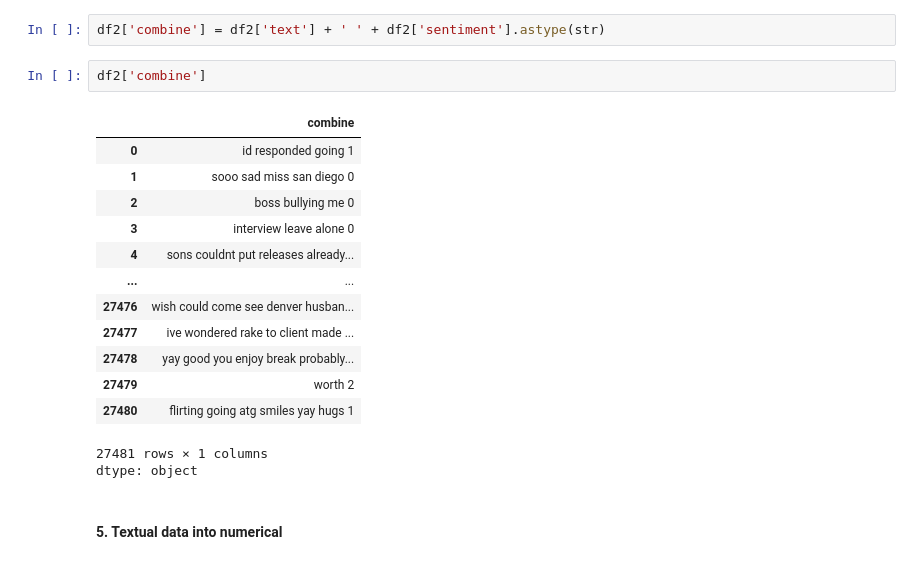
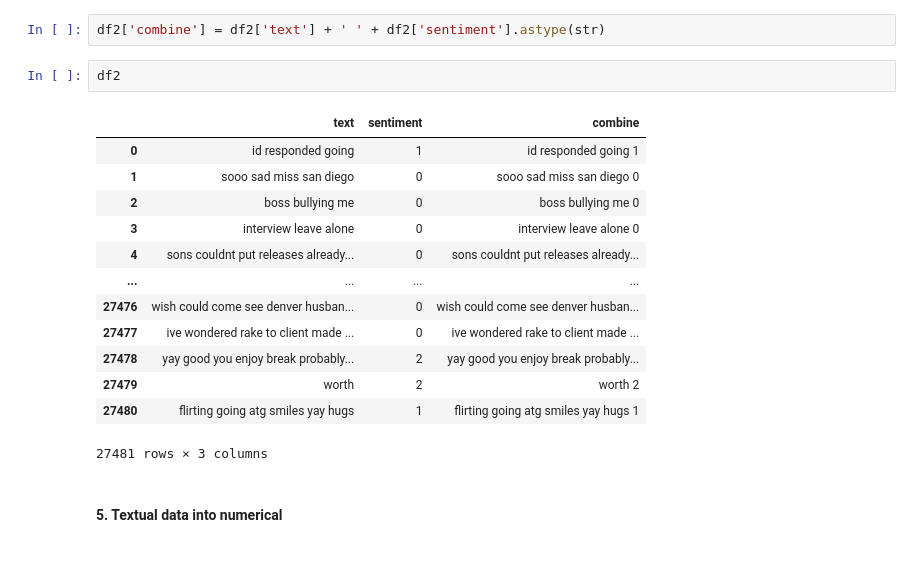
Before and after one commit to varuncode01/P_Sentiment_Analysis, a Jupyter notebook: P_Project2.ipynb, the cells around one changed output. Drawn from its saved outputs; the diff is of its cells as text.

```diff
--- a/P_Project2.ipynb
+++ b/P_Project2.ipynb
@@ -339,22 +329,21 @@ df2['text'] = df2['text'].astype(str)
 # %%
 df2['combine'] = df2['text'] + ' ' + df2['sentiment'].astype(str)
 # %%
-df2['combine']
+df2
 # %% [output]
-|  | combine |
-| 0 | id responded going 1 |
-| 1 | sooo sad miss san diego 0 |
-| 2 | boss bullying me 0 |
-| 3 | interview leave alone 0 |
-| 4 | sons couldnt put releases already... |
-| ... | ... |
-| 27476 | wish could come see denver husban... |
-| 27477 | ive wondered rake to client made ... |
-| 27478 | yay good you enjoy break probably... |
-| 27479 | worth 2 |
-| 27480 | flirting going atg smiles yay hugs 1 |
+|  | text | sentiment | combine |
+| 0 | id responded going | 1 | id responded going 1 |
+| 1 | sooo sad miss san diego | 0 | sooo sad miss san diego 0 |
+| 2 | boss bullying me | 0 | boss bullying me 0 |
+| 3 | interview leave alone | 0 | interview leave alone 0 |
+| 4 | sons couldnt put releases already... | 0 | sons couldnt put releases already... |
+| ... | ... | ... | ... |
+| 27476 | wish could come see denver husban... | 0 | wish could come see denver husban... |
+| 27477 | ive wondered rake to client made ... | 0 | ive wondered rake to client made ... |
+| 27478 | yay good you enjoy break probably... | 2 | yay good you enjoy break probably... |
+| 27479 | worth | 2 | worth 2 |
+| 27480 | flirting going atg smiles yay hugs | 1 | flirting going atg smiles yay hugs 1 |
-27481 rows × 1 columns
-dtype: object
+27481 rows × 3 columns
 # %% [markdown]
 #### 5. Textual data into numerical
 # %%
```
Also changed, not shown: parts of 10 cells of this notebook.
